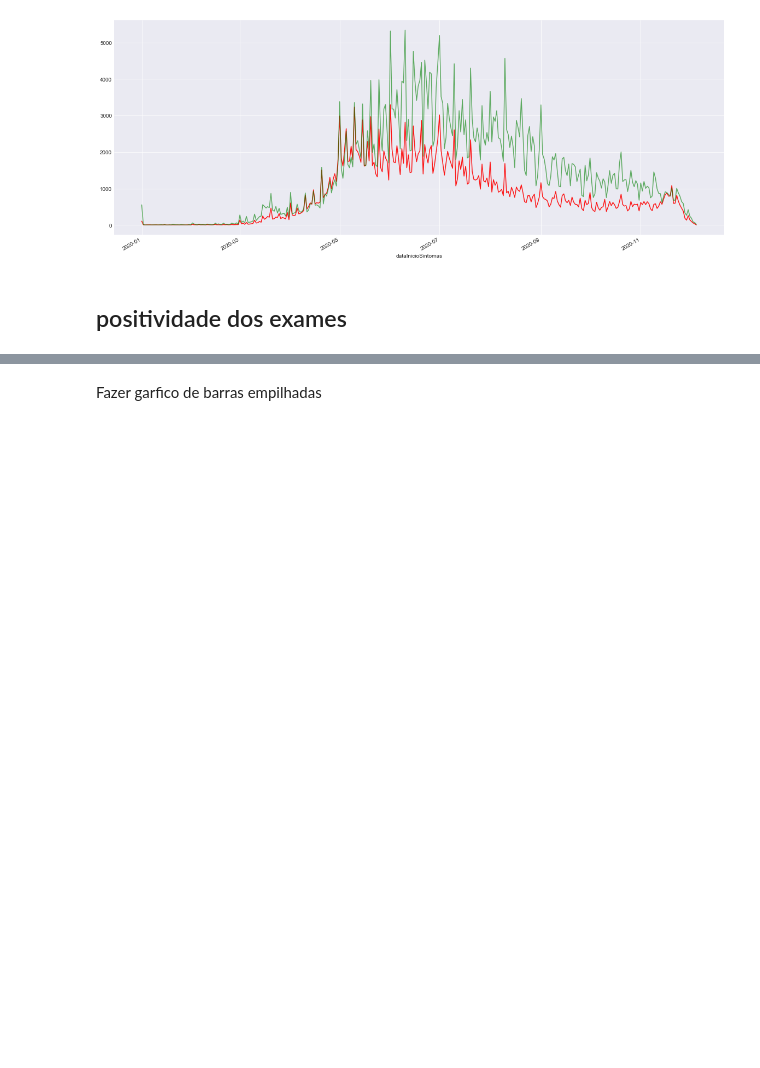
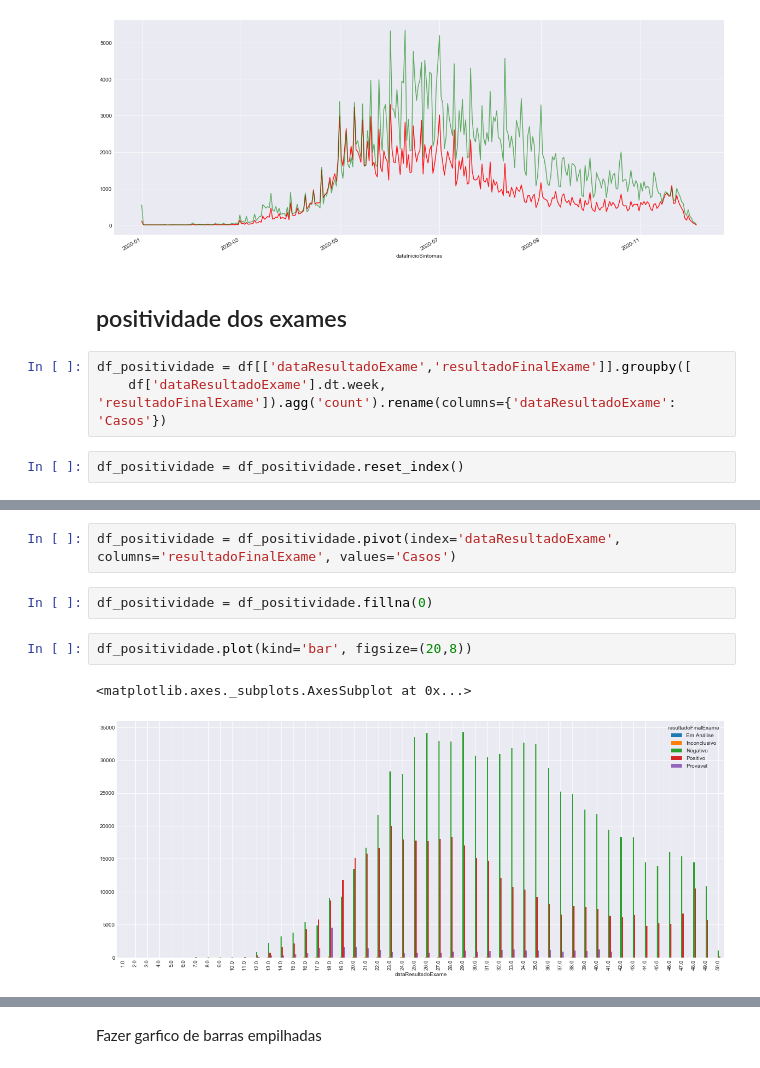
Before and after one commit to luan-prates/bootcamp-ds-aplicada-alura-2021, a Jupyter notebook: projetos/projeto_modulo_1/integrasus.ipynb, the cells around one changed output, grey strips where cells are left out. Drawn from its saved outputs; the diff is of its cells as text; blank space fills up the shorter version.

```diff
--- a/projetos/projeto_modulo_1/integrasus.ipynb
+++ b/projetos/projeto_modulo_1/integrasus.ipynb
@@ -190,3 +197,8 @@ with pd.plotting.plot_params.use('x_compat', True):
 [figure]
 # %% [markdown]
 ## positividade dos exames
+# %%
+df_positividade = df[['dataResultadoExame','resultadoFinalExame']].groupby([
+    df['dataResultadoExame'].dt.week, 'resultadoFinalExame']).agg('count').rename(columns={'dataResultadoExame': 'Casos'})
+# %%
+df_positividade = df_positividade.reset_index()
@@ -192,0 +214,9 @@ with pd.plotting.plot_params.use('x_compat', True):
+# %%
+df_positividade = df_positividade.pivot(index='dataResultadoExame', columns='resultadoFinalExame', values='Casos')
+# %%
+df_positividade = df_positividade.fillna(0)
+# %%
+df_positividade.plot(kind='bar', figsize=(20,8))
+# %% [output]
+<matplotlib.axes._subplots.AxesSubplot at 0x...>
+[figure, added]
```
Also changed, not shown: parts of 29 cells of this notebook.
